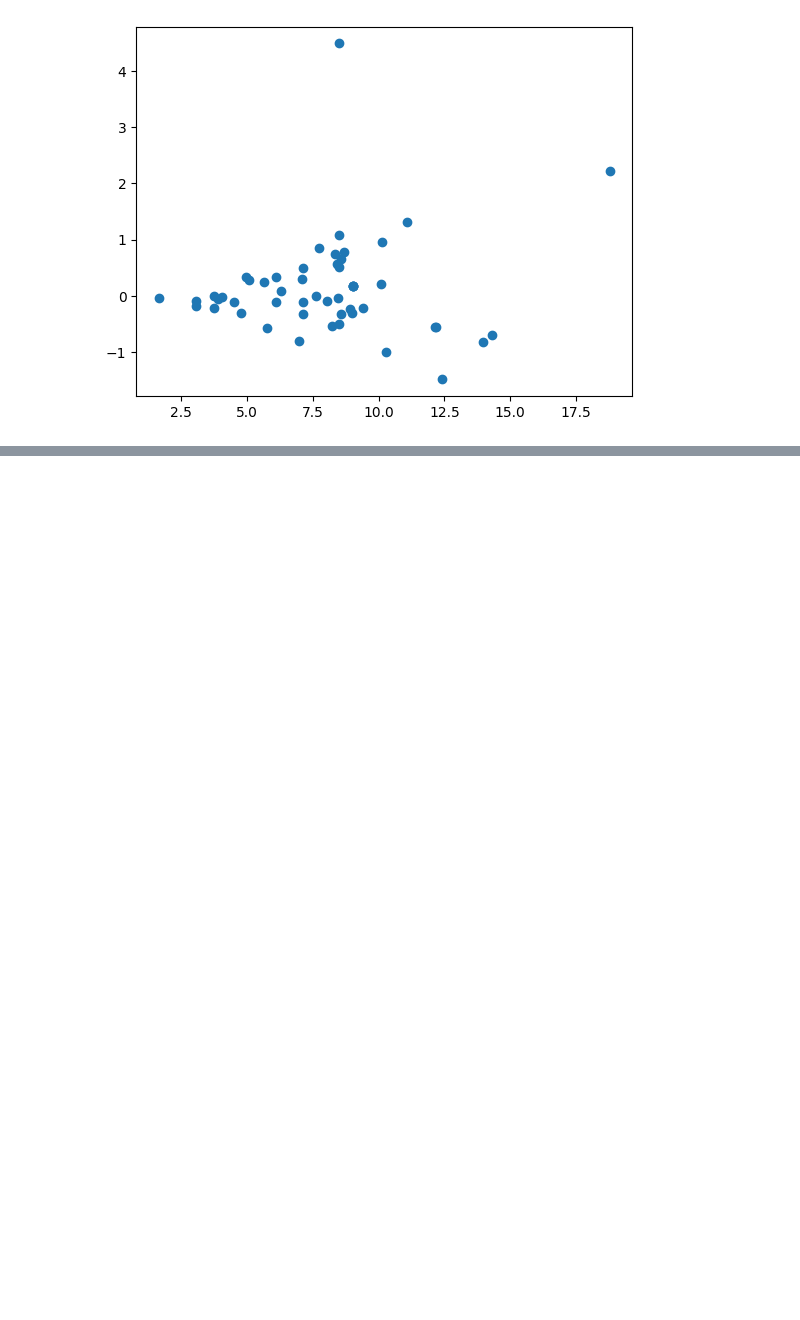
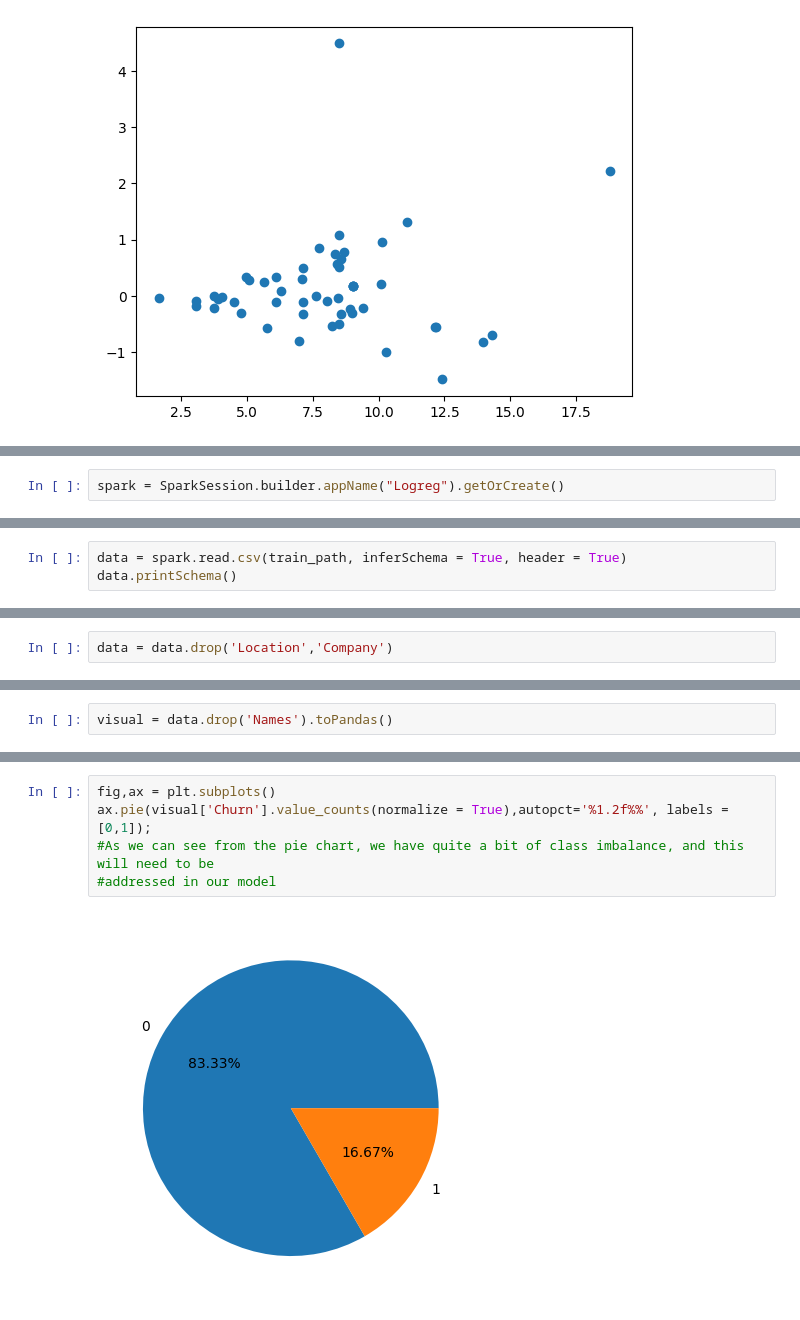
Before and after one commit to Juliana-Yakimchuk/Spark_MLLib-Machine-Learning, a Jupyter notebook: ML_Spark.ipynb, the cells around one changed output, grey strips where cells are left out. Drawn from its saved outputs; the diff is of its cells as text; blank space fills up the shorter version.

Commit message:
EDA for logistic regression/customer churn prediction

```diff
--- a/ML_Spark.ipynb
+++ b/ML_Spark.ipynb
@@ -685,0 +732,2 @@ plt.scatter(predicted,residuals)
+# %%
+spark = SparkSession.builder.appName("Logreg").getOrCreate()
@@ -685,0 +744,3 @@ plt.scatter(predicted,residuals)
+# %%
+data = spark.read.csv(train_path, inferSchema = True, header = True)
+data.printSchema()
@@ -685,0 +792,2 @@ plt.scatter(predicted,residuals)
+# %%
+data = data.drop('Location','Company')
@@ -685,0 +811,2 @@ plt.scatter(predicted,residuals)
+# %%
+visual = data.drop('Names').toPandas()
@@ -685,0 +829,7 @@ plt.scatter(predicted,residuals)
+# %%
+fig,ax = plt.subplots()
+ax.pie(visual['Churn'].value_counts(normalize = True),autopct='%1.2f%%', labels = [0,1]);
+#As we can see from the pie chart, we have quite a bit of class imbalance, and this will need to be
+#addressed in our model
+# %% [output]
+[figure, added]
```
Also changed, not shown: parts of 21 cells of this notebook.
